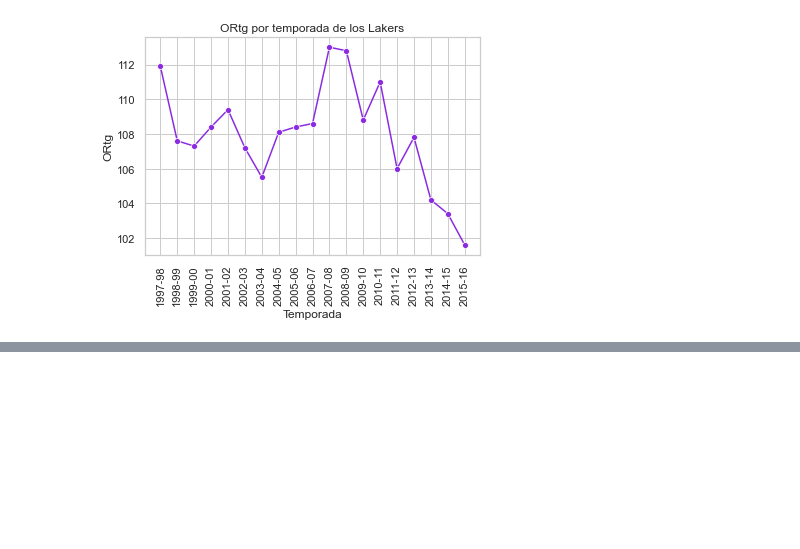
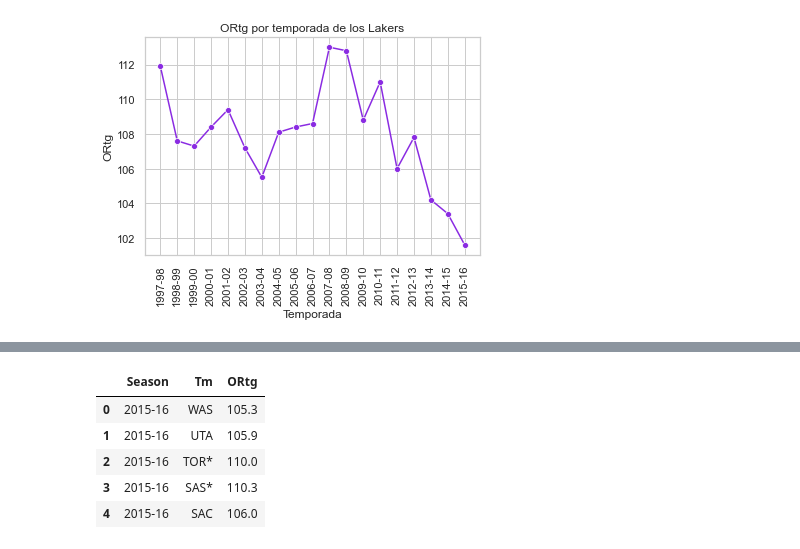
Before and after one commit to pablolopez2733/9plus6, a Jupyter notebook: TriangleOffense/OffensiveRatings.ipynb, the cells around one changed output, grey strips where cells are left out. Saved outputs shown, nothing was run; the diff lists cells and outputs as text; code cells hidden in the pictures; blank space fills up the shorter version.

```diff
--- a/TriangleOffense/OffensiveRatings.ipynb
+++ b/TriangleOffense/OffensiveRatings.ipynb
@@ -41,0 +57,10 @@ sns.set_style("whitegrid")
+# %%
+leagueOrtg = seasons[['Season', 'Tm', 'ORtg']].copy()
+leagueOrtg.head()
+# %% [output]
+|  | Season | Tm | ORtg |
+| 0 | 2015-16 | WAS | 105.3 |
+| 1 | 2015-16 | UTA | 105.9 |
+| 2 | 2015-16 | TOR* | 110.0 |
+| 3 | 2015-16 | SAS* | 110.3 |
+| 4 | 2015-16 | SAC | 106.0 |
```
Also changed, not shown: parts of 5 cells of this notebook.
